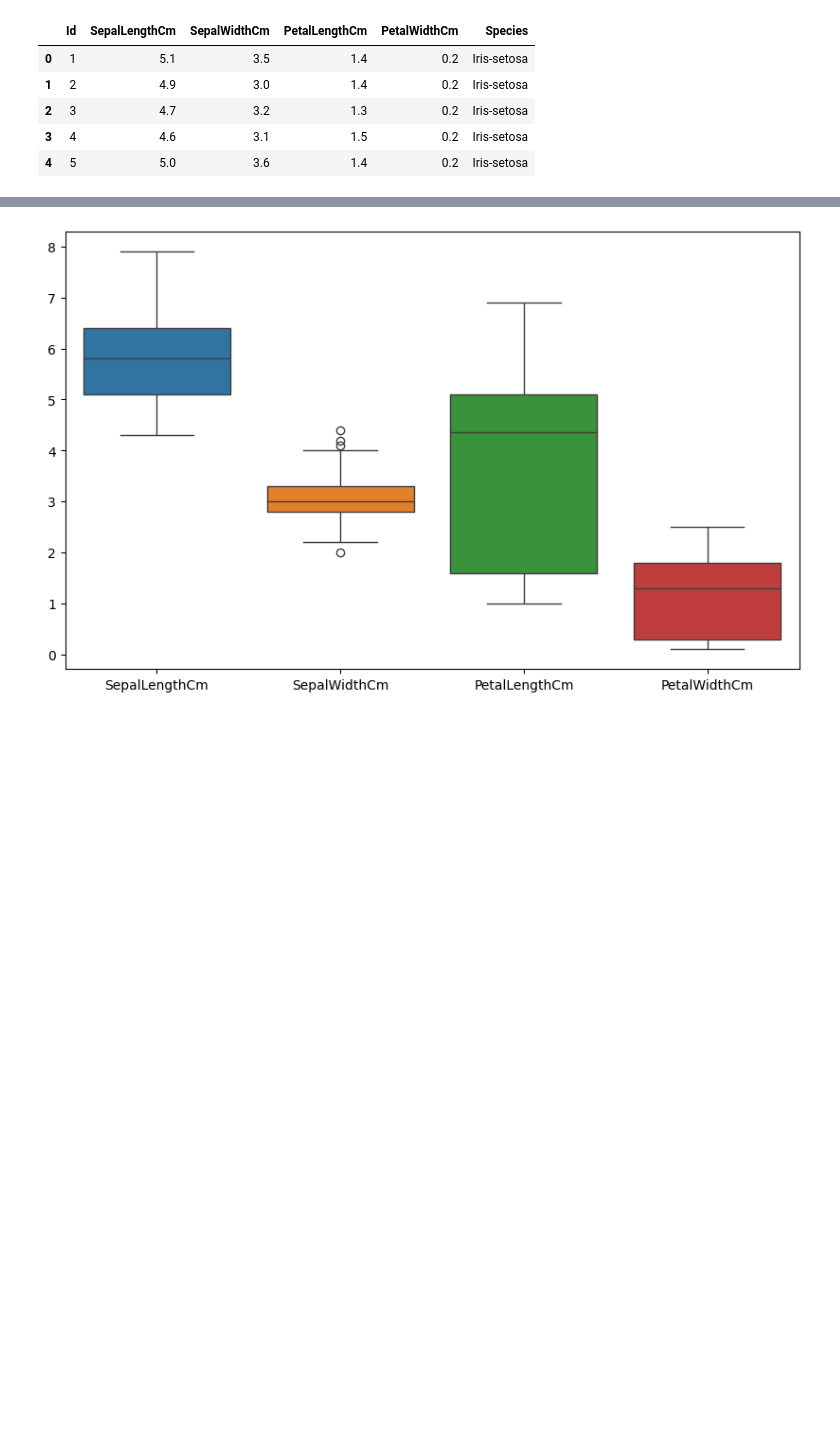
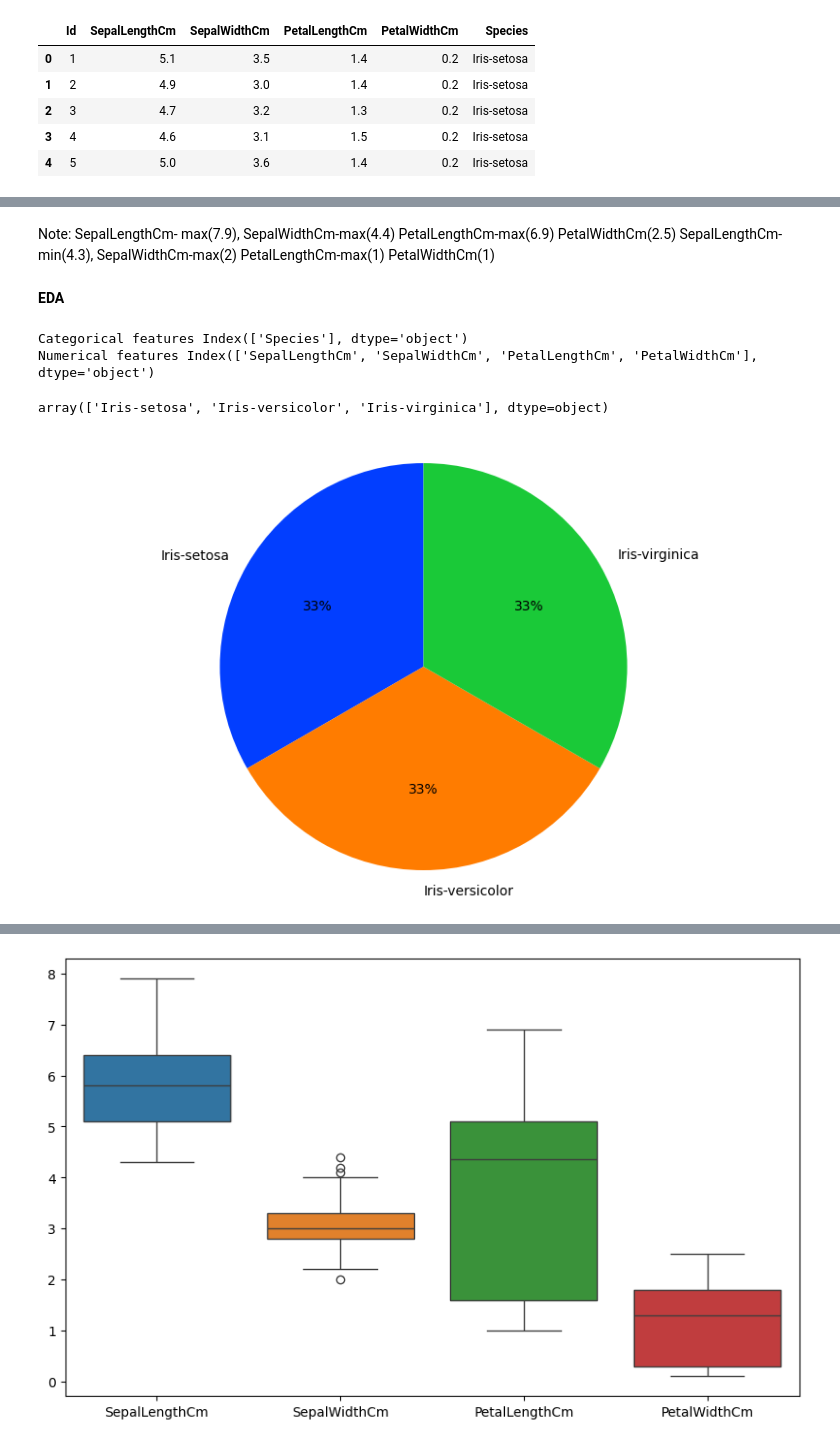
Before and after one commit to HRKhan-DS/iris_project, a Jupyter notebook: notebooks/eda.ipynb, the cells around one changed output, grey strips where cells are left out. Cells and saved outputs as stored; diff of their text form; code cells hidden in the pictures; blank space fills up the shorter version.

```diff
--- a/notebooks/eda.ipynb
+++ b/notebooks/eda.ipynb
@@ -71,2 +64,0 @@ np.int64(0)
-# %%
-df.drop(columns=['Id'], inplace=True)
@@ -81,0 +108,34 @@ df.head()
+# %% [markdown]
+Note: SepalLengthCm- max(7.9),	SepalWidthCm-max(4.4)	PetalLengthCm-max(6.9)	PetalWidthCm(2.5)
+SepalLengthCm- min(4.3),	SepalWidthCm-max(2)	PetalLengthCm-max(1)	PetalWidthCm(1)
+# %% [markdown]
+**EDA**
+# %%
+cat_columns = df.select_dtypes(include='object').columns
+num_columns = df.select_dtypes(include='number').columns
+
+print(f"Categorical features {cat_columns} \nNumerical features {num_columns}")
+# %% [output]
+Categorical features Index(['Species'], dtype='object')
+Numerical features Index(['SepalLengthCm', 'SepalWidthCm', 'PetalLengthCm', 'PetalWidthCm'], dtype='object')
+# %%
+df['Species'].unique()
+# %% [output]
+array(['Iris-setosa', 'Iris-versicolor', 'Iris-virginica'], dtype=object)
+# %%
+# Count the occurrences of each species
+species_count = df['Species'].value_counts()
+
+# Labels for each species
+labels = ['Iris-setosa', 'Iris-versicolor', 'Iris-virginica']
+
+# Define Seaborn color palette to use
+palette = sns.color_palette('bright')
+
+# Plot the pie chart
+plt.figure(figsize=(10, 6))
+plt.pie(species_count, labels=labels, colors=palette, autopct='%.0f%%', startangle=90)
+plt.axis('equal')
+plt.show()
+# %% [output]
+[figure, added]
```
Also changed, not shown: parts of 23 cells of this notebook, 3 other files.
